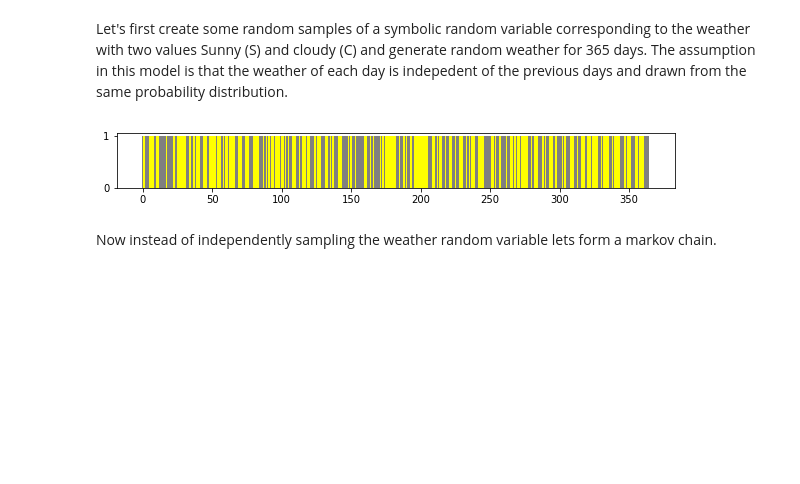
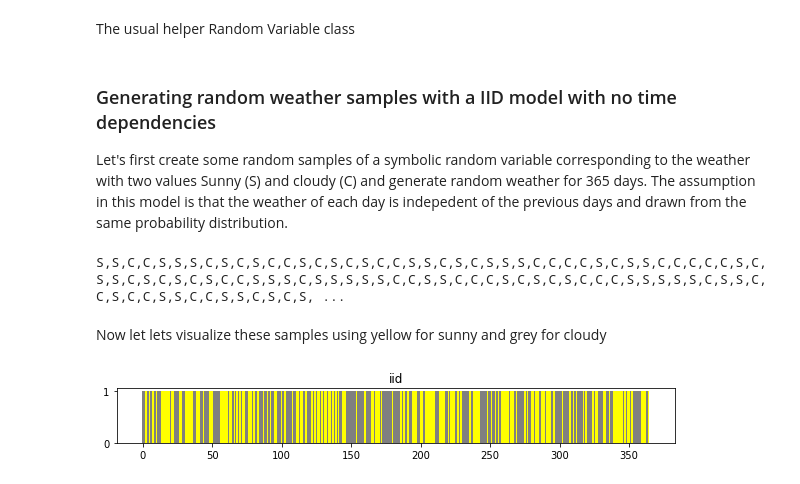
Before and after one commit to gtzan/mir_book, a Jupyter notebook: Markov Chains and Hidden Markov Models.ipynb, the cells around one changed output. Cells and saved outputs as stored; diff of their text form; code cells hidden in the pictures; blank space fills up the shorter version.

```diff
--- a/Markov Chains and Hidden Markov Models.ipynb
+++ b/Markov Chains and Hidden Markov Models.ipynb
@@ -13 +9,3 @@ from hmmlearn import hmm
+# %% [markdown]
+The usual helper Random Variable class
 # %%
@@ -42,26 +48,32 @@ class Random_Variable:
         print(self.type)
         return self.values
 # %% [markdown]
+### Generating random weather samples with a IID model with no time dependencies
+
 Let's first create some random samples of a symbolic random variable corresponding to the weather with two values Sunny (S) and cloudy (C) and generate random weather for 365 days. The assumption in this model is that the weather of each day is indepedent of the previous days and drawn from the same probability distribution.
 # %%
 values = ['S', 'C']
 probabilities = [0.5, 0.5]
 weather = Random_Variable('weather', values, probabilities)
 samples = weather.sample(365)
+print(",".join(samples))
+# %% [output]
+S,S,C,C,S,S,S,C,S,C,S,C,C,S,C,S,C,S,C,C,S,S,C,S,C,S,S,S,C,C,C,C,S,C,S,S,C,C,C,C,C,S,C,S,S,C,S,C,S,C,S,C,C,S,S,S,C,S,S,S,S,S,C,C,S,S,C,C,C,S,C,S,C,S,C,C,C,S,S,S,S,S,C,S,S,C,C,S,C,C,S,S,C,C,S,S,C,S,C,S, ...
+# %% [markdown]
+Now let lets visualize these samples using yellow for sunny and grey for cloudy
 # %%
 state2color = {}
 state2color['S'] = 'yellow'
 state2color['C'] = 'grey'
 
-def plot_weather_samples(samples, state2color):
+def plot_weather_samples(samples, state2color, title):
     colors = [state2color[x] for x in samples]
     x = np.arange(0, len(colors))
     y = np.ones(len(colors))
     plt.figure(figsize=(10,1))
     plt.bar(x, y, color=colors, width=1)
+    plt.title(title)
 
-plot_weather_samples(samples, state2color)
+plot_weather_samples(samples, state2color, 'iid')
 # %% [output]
-[figure, old version]
+[figure, new version]
-# %% [markdown]
-Now instead of independently sampling the weather random variable lets form a markov chain.
```
Also changed, not shown: parts of 26 cells of this notebook, 1 other file.
